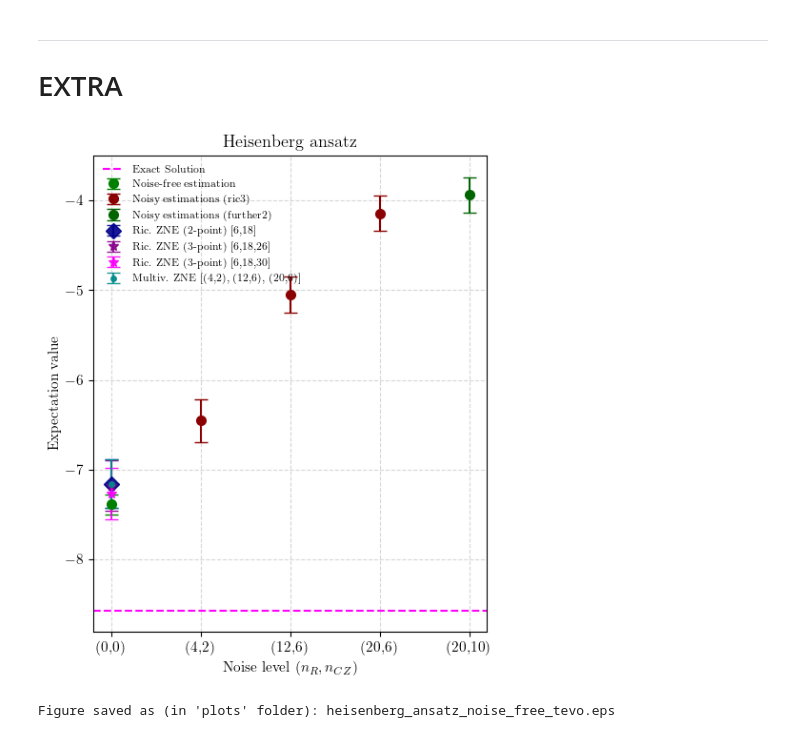
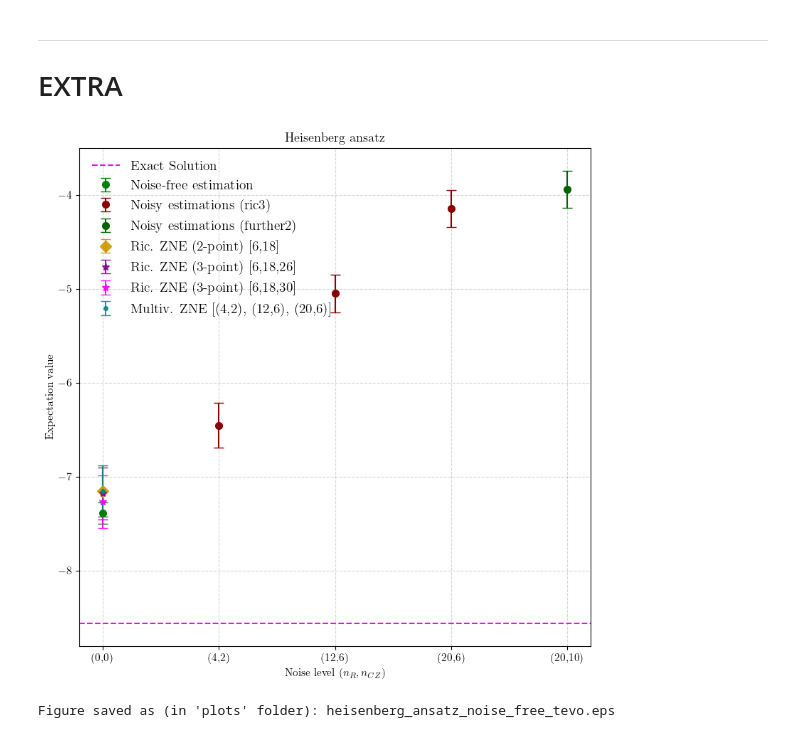
Before and after one commit to arijit-ship/indirect-zne, a Jupyter notebook: experiments/contents/experiment10[Noise free time evolution]/experiment10.noisefree_timeevo.ipynb, the cells around one changed output. Saved outputs shown, nothing was run; the diff lists cells and outputs as text; code cells hidden in the pictures.

```diff
--- a/experiments/contents/experiment10[Noise free time evolution]/experiment10.noisefree_timeevo.ipynb
+++ b/experiments/contents/experiment10[Noise free time evolution]/experiment10.noisefree_timeevo.ipynb
@@ -1419,7 +1419,7 @@ zne-mulvar           | (4, 2), (12, 6), (20, 6)  | -6.4534 ± 0.2402, -5.0484 ±
 # %%
 
 # Plot setup
-plt.figure(figsize=(5, 6))  # Slightly wider for clarity
+plt.figure(figsize=(8, 8))  # Slightly wider for clarity
 # PLot name
 plot_name: str= " "
 
@@ -1468,7 +1468,7 @@ plt.errorbar(
 
 # === Extrapolated ZNE values at (0,0) ===
 zne_items = [
-    ("Ric. ZNE (2-point) [6,18]", zne_vals["heisenberg"], plot_colors[2], "D"),
+    ("Ric. ZNE (2-point) [6,18]", zne_vals["heisenberg"], "#CC9900", "D"),
     ("Ric. ZNE (3-point) [6,18,26]", heisenberg_further_zne_vals["ric3"], plot_colors[3], "*"),
     ("Ric. ZNE (3-point) [6,18,30]", {"mean": heisenberg_further2_zne_mean, "std": heisenberg_further2_zne_std}, plot_colors[5], "*"),
     ("Multiv. ZNE [(4,2), (12,6), (20,6)]", heisenberg_further_zne_vals["ricmul"], plot_colors[4], "."),
@@ -1481,33 +1481,33 @@ for label, data, color, marker in zne_items:
         x=x_positions[0],
         y=mean,
         yerr=std,
         fmt=marker,
         color=color,
         ecolor=color,
         capsize=5,
         label=label,
         markersize=8,
         alpha=0.9,
     )
 
 # === Exact solution ===
 plt.axhline(y=exact_sol, color=plot_colors[5], linestyle="--", label="Exact Solution")
 
 # === Formatting ===
 plt.xticks(ticks=x_positions, labels=x_labels)
 plt.xlabel(r"Noise level ($n_R, n_{CZ}$)")
 plt.ylabel("Expectation value")
 plt.title(plot_titles["heisenberg"])
 plt.grid(True, linestyle="--", alpha=0.5)
 
 # Make legend smaller and split noisy estimations by color & label
-plt.legend(loc="upper left", frameon=False, fontsize=8)
+plt.legend(loc="upper left", frameon=False, fontsize=14)
 
 plt.tight_layout()
 #plt.savefig(f"plots/{plot_name}", format="eps")
 plt.show()
 
 print("Figure saved as (in 'plots' folder):", plot_export_names["heisenberg"])
 # %% [output]
-[figure, old version]
+[figure, new version]
 Figure saved as (in 'plots' folder): heisenberg_ansatz_noise_free_tevo.eps
```
Also changed, not shown: 4 other files.
